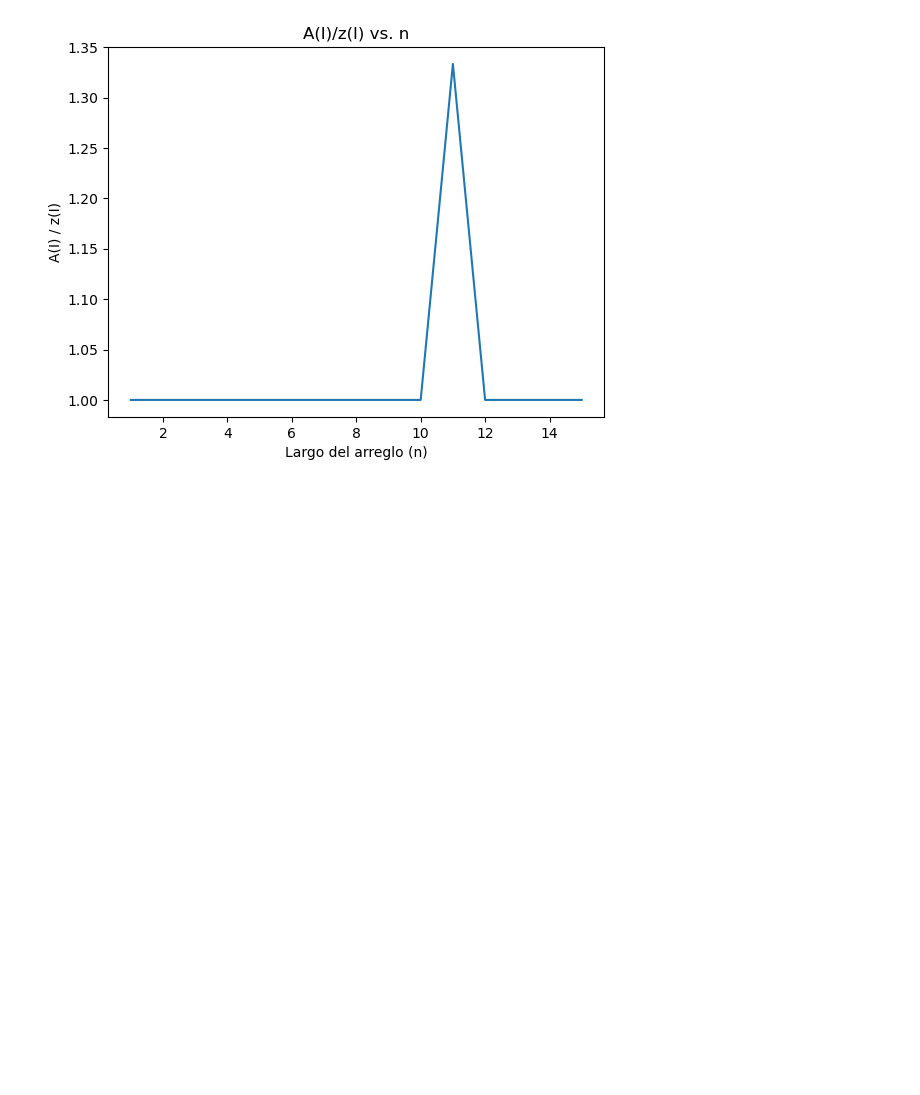
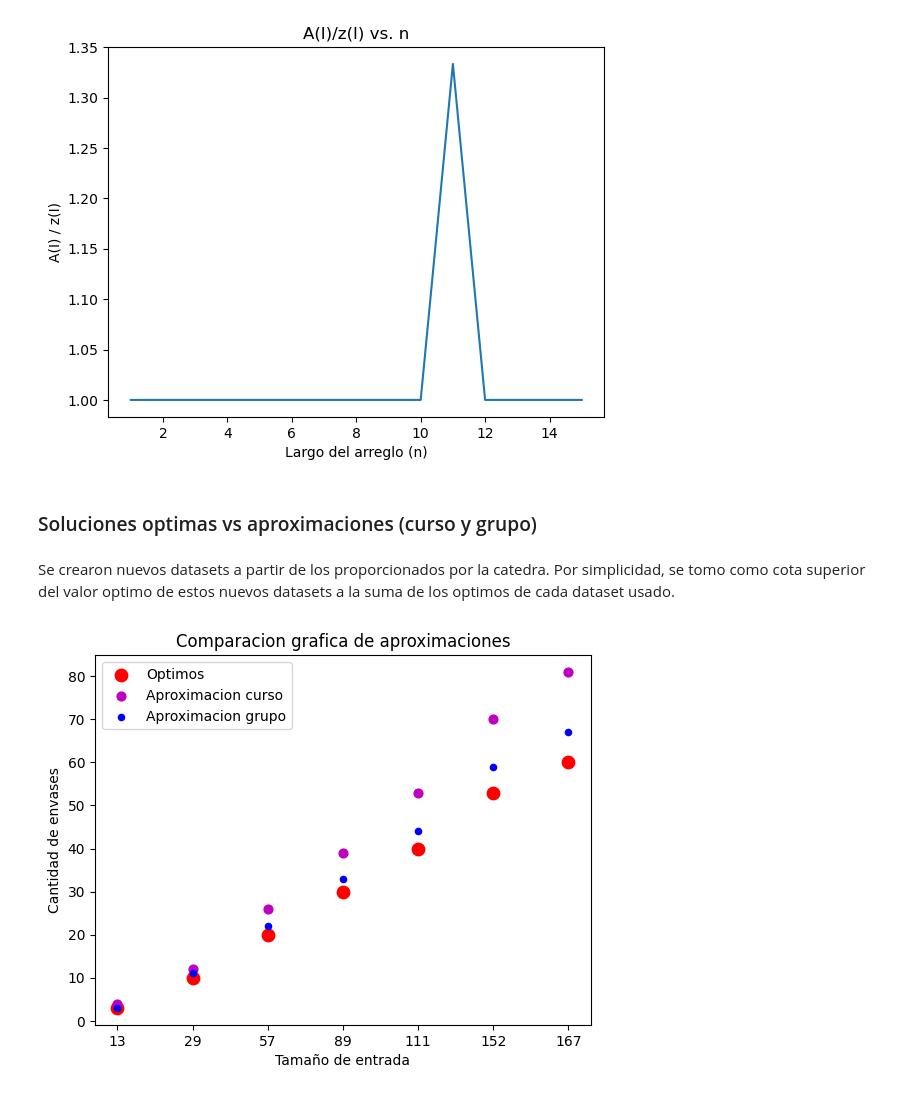
Before and after one commit to MartinUgarte/TDA-TP2, a Jupyter notebook: mediciones.ipynb, the cells around one changed output. Saved outputs shown, nothing was run; the diff lists cells and outputs as text; code cells hidden in the pictures; blank space fills up the shorter version.

```diff
--- a/mediciones.ipynb
+++ b/mediciones.ipynb
@@ -63,3 +66,40 @@ plt.ylabel('A(I) / z(I)')
 plt.show()
 # %% [output]
 [figure]
+# %% [markdown]
+### Soluciones optimas vs aproximaciones (curso y grupo)
+# %% [markdown]
+Se crearon nuevos datasets a partir de los proporcionados por la catedra. Por simplicidad, se tomo como cota superior del valor optimo de estos nuevos datasets a la suma de los optimos de cada dataset usado.
+# %%
+aproximacion_curso_valor = []
+aproximacion_grupo_valor = []
+
+aproximacion_curso_tiempos = []
+aproximacion_grupo_tiempos = []
+
+optimos_dataset = [3, 10, 20, 30, 40, 53, 60]
+
+tam_entradas = []
+
+for n in optimos_dataset:
+    arreglo, tam_entrada = leer_archivo(f"./datasets/env{n}.txt")
+    tam_entradas.append(tam_entrada)
+    solucion_curso, tiempo_curso = empaquetamiento_aproximado_curso(arreglo)
+    solucion_grupo, tiempo_grupo = empaquetamiento_aproximado_grupo(arreglo)
+    aproximacion_curso_valor.append(len(solucion_curso[0]))
+    aproximacion_grupo_valor.append(len(solucion_grupo[0]))
+    aproximacion_curso_tiempos.append(tiempo_curso)
+    aproximacion_grupo_tiempos.append(tiempo_grupo)
+# %%
+plt.scatter(tam_entradas, optimos_dataset, c = 'r', s=80, label="Optimos")
+plt.scatter(tam_entradas, aproximacion_curso_valor, c = 'm', s=40, label="Aproximacion curso")
+plt.scatter(tam_entradas, aproximacion_grupo_valor, c = 'b', s=20, label="Aproximacion grupo")
+
+
+plt.title(f'Comparacion grafica de aproximaciones')
+plt.xlabel('Tamaño de entrada')
+plt.ylabel('Cantidad de envases')
+plt.legend()
+plt.show()
+# %% [output]
+[figure, added]
```
Also changed, not shown: parts of 5 cells of this notebook, 7 other files.
